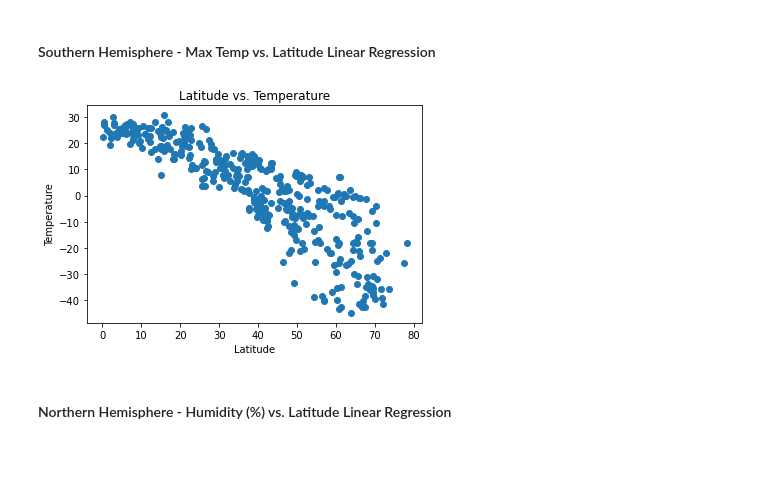
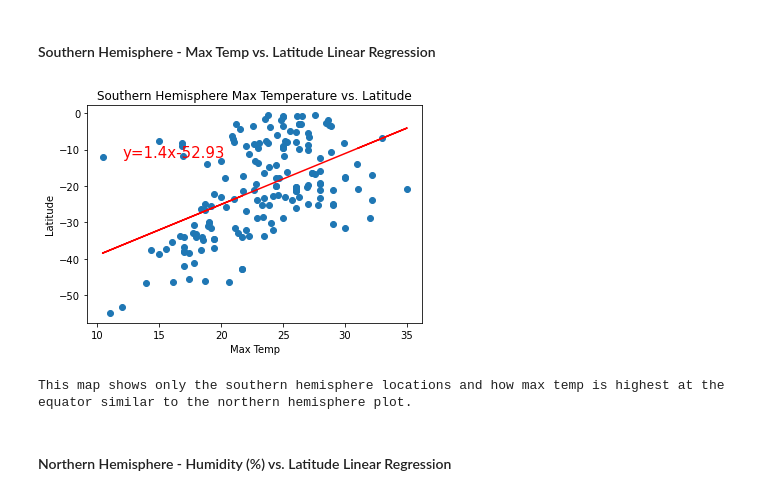
Before and after one commit to amunyhub/python-api-challenge, a Jupyter notebook: WeatherPy/WeatherPy.ipynb, the cells around one changed output. Drawn from its saved outputs; the diff is of its cells as text; code cells hidden in the pictures; blank space fills up the shorter version.

```diff
--- a/WeatherPy/WeatherPy.ipynb
+++ b/WeatherPy/WeatherPy.ipynb
@@ -265,16 +288,25 @@ plt.show()
 # %% [markdown]
 ####  Southern Hemisphere - Max Temp vs. Latitude Linear Regression
-# %%
-south_x_values=south_df['Lat']
-south_y_values=south_df['Temp']
-plt.scatter(north_x_values,north_y_values)
-plt.xlabel('Latitude')
-plt.ylabel('Temperature')
-plt.title('Latitude vs. Temperature')
-plt.show()
-#Print(add a sentence here)
-#add linear regression
-# %% [output]
-[figure, removed]
+# %%
+south_x_values=south_df['Max Temp']
+south_y_values=south_df['Lat']
+plt.scatter(south_x_values,south_y_values)
+plt.xlabel('Max Temp')
+plt.ylabel('Latitude')
+plt.title('Southern Hemisphere Max Temperature vs. Latitude')
+
+
+(slope,intercept,rvalue,pvalue,stderr) =linregress (south_x_values,south_y_values)
+regress_values = south_x_values*slope +intercept
+line_eq="y=" + str(round(slope,2)) +"x" + str(round(intercept,2))
+
+plt.plot(south_x_values,regress_values, "r")
+plt.annotate(line_eq,(12,-12),fontsize=15,color="red")
+
+plt.show()
+print('This map shows only the southern hemisphere locations and how max temp is highest at the equator similar to the northern hemisphere plot.')
+# %% [output]
+[figure, added]
+This map shows only the southern hemisphere locations and how max temp is highest at the equator similar to the northern hemisphere plot.
 # %% [markdown]
 ####  Northern Hemisphere - Humidity (%) vs. Latitude Linear Regression
```
Also changed, not shown: parts of 18 cells of this notebook, 2 other files.
